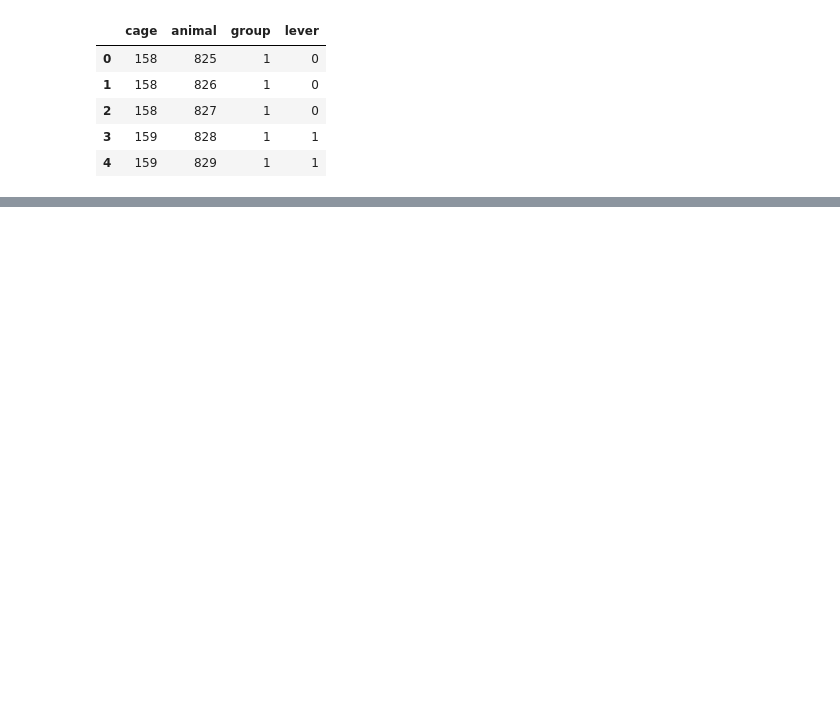
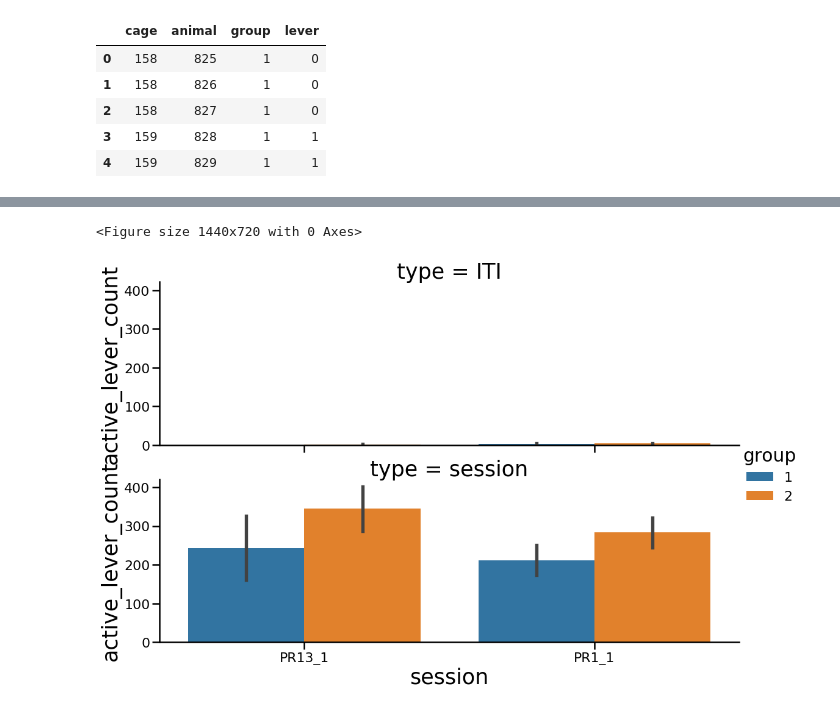
Before and after one commit to grace3999/MedPC, a Jupyter notebook: LP_train_prepro.ipynb, the cells around one changed output, grey strips where cells are left out. Cells and saved outputs as stored; diff of their text form; code cells hidden in the pictures; blank space fills up the shorter version.

```diff
--- a/LP_train_prepro.ipynb
+++ b/LP_train_prepro.ipynb
@@ -443,0 +442,9 @@ lp_train_df_trial.head()
+# %%
+break_pt_df = lp_train_df_trial[lp_train_df_trial['reinforcement_count'] != 0].groupby(['type', 'session', 'group', 'animal_number'])['active_lever_count'].max().reset_index()
+plt.figure(figsize=(20,10))
+sns.catplot(x='session', y='active_lever_count', hue='group', data=break_pt_df, ci=68, kind='bar',
+            height=5, aspect=3, col='type', col_wrap=1)
+plt.show()
+# %% [output]
+<Figure size 1440x720 with 0 Axes>
+[figure, added]
```
Also changed, not shown: parts of 12 cells of this notebook.
